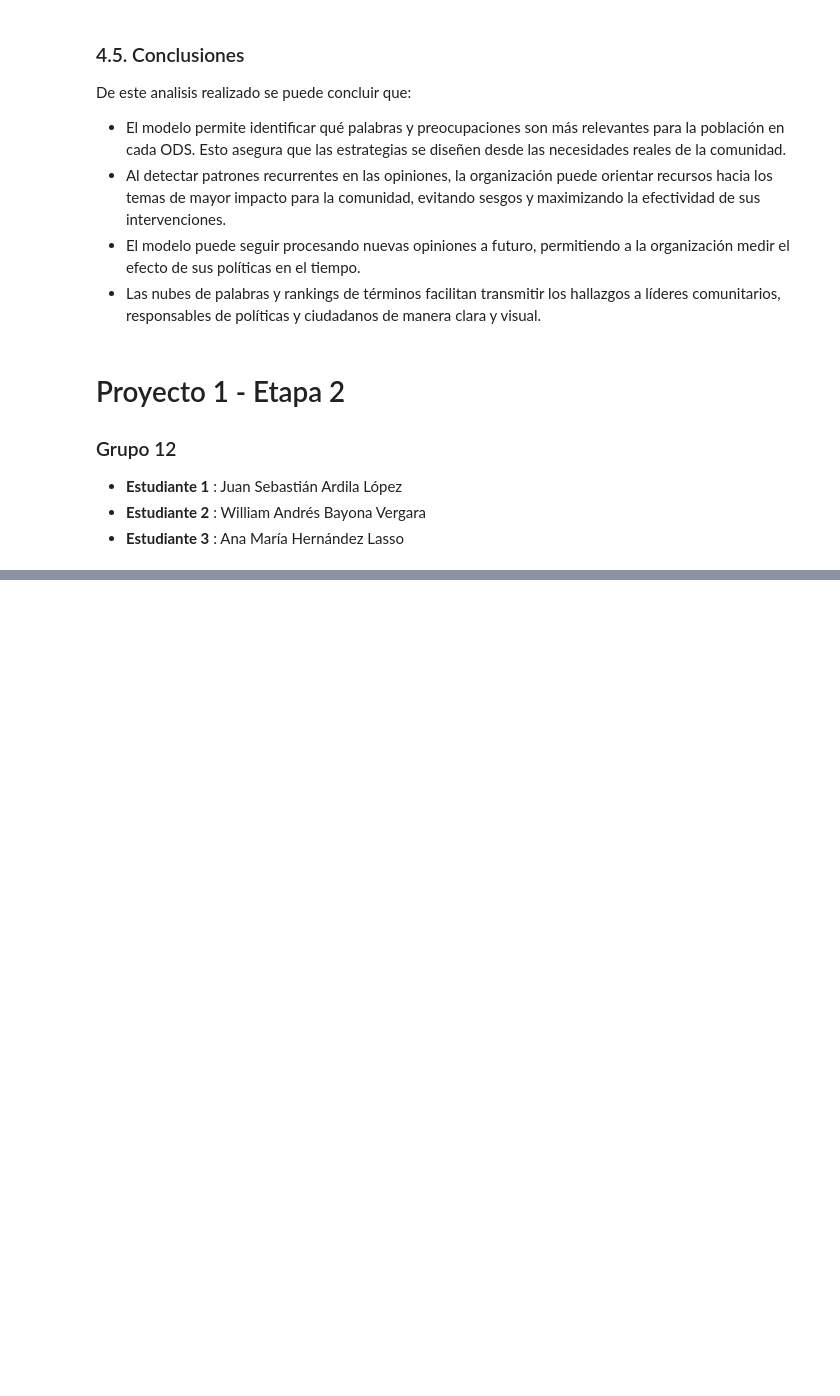
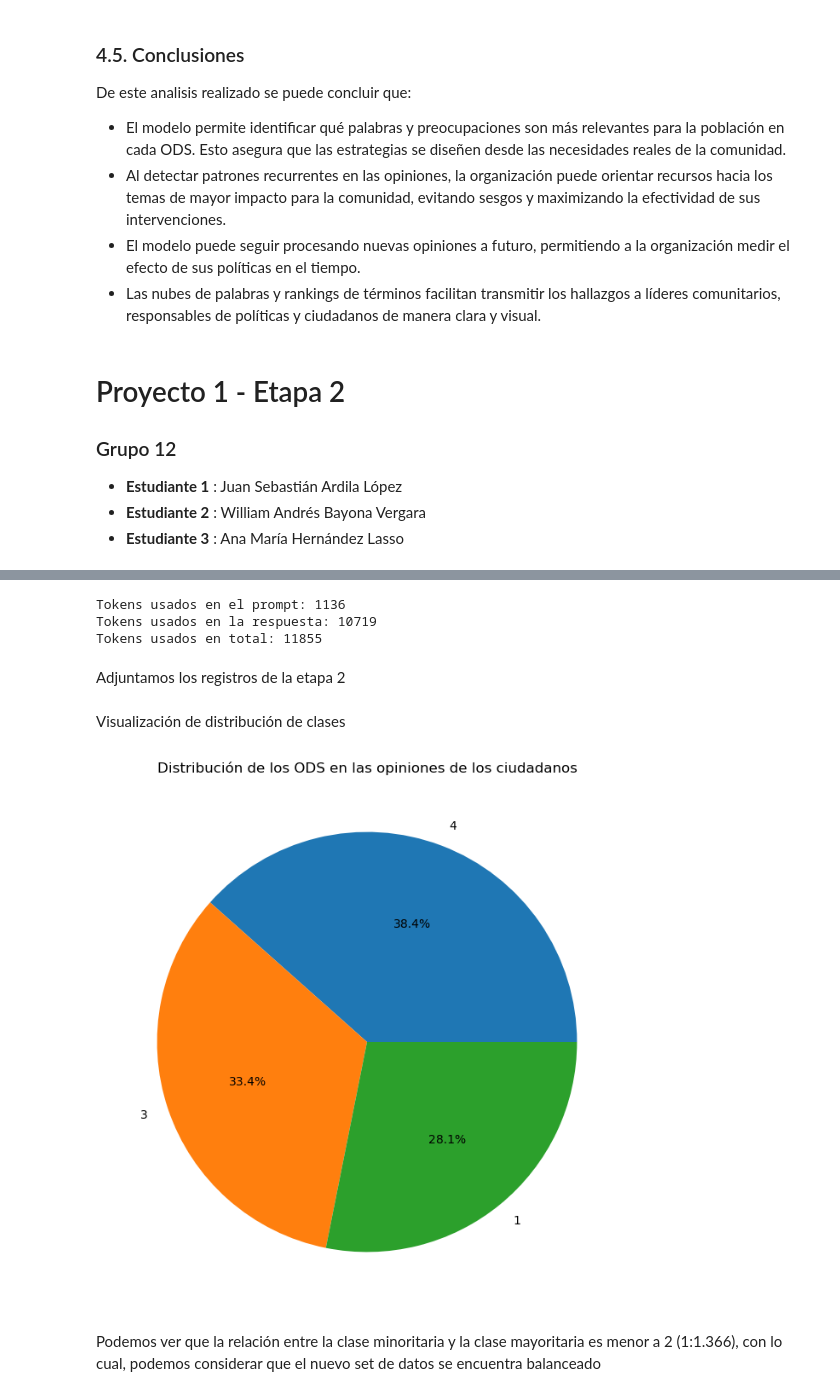
Before and after one commit to AnaHernandez20/Proyecto1E1-BI, a Jupyter notebook: Etapa1_ODS.ipynb, the cells around one changed output, grey strips where cells are left out. Cells and saved outputs as stored; diff of their text form; code cells hidden in the pictures; blank space fills up the shorter version.

Commit message:
Datos_sintenticos done

````diff
--- a/Etapa1_ODS.ipynb
+++ b/Etapa1_ODS.ipynb
@@ -2543,0 +2658,16 @@ De este analisis realizado se puede concluir que:
+# %%
+import json, pandas as pd, os
+
+raw = response.choices[0].message.content
+# Permite que venga envuelto en bloques de markdown
+txt = raw.strip()
+if txt.startswith("```"):
+    txt = txt.strip("`")
+    if "\n" in txt:
+        txt = txt.split("\n", 1)[1]
+
+data = json.loads(txt)  # debe ser una lista de dicts {"opinion":..., "ods":...}
+df_new = pd.DataFrame(data)
+
+df = pd.concat([df, df_new[["textos", "labels"]]], ignore_index=True)
+df
@@ -2543,0 +2694,15 @@ De este analisis realizado se puede concluir que:
+# %%
+
+# 2) normaliza lo generado y concatena
+df_new = df_new.rename(columns={"opinion": "texto"})[cols].copy()
+df = pd.concat([df, df_new], ignore_index=True).drop_duplicates(subset=cols).reset_index(drop=True)
+
+# 3) filas que están en df (nuevo) pero no estaban antes
+added_rows = (
+    df.merge(df_before, on=cols, how="left", indicator=True)
+      .loc[lambda x: x["_merge"] == "left_only", cols]
+)
+
+print(f"Nuevas filas agregadas: {len(added_rows)}")
+# En notebook, puedes mostrar todas o una vista rápida:
+display(added_rows)
@@ -2543,0 +2724,15 @@ De este analisis realizado se puede concluir que:
+# %%
+# Mostramos la información de uso
+print(f"Tokens usados en el prompt: {response.usage.prompt_tokens}")
+print(f"Tokens usados en la respuesta: {response.usage.completion_tokens}")
+print(f"Tokens usados en total: {response.usage.total_tokens}")
+# %% [output]
+Tokens usados en el prompt: 1136
+Tokens usados en la respuesta: 10719
+Tokens usados en total: 11855
+# %% [markdown]
+Adjuntamos los registros de la etapa 2
+# %%
+#Adjuntamos los datos de la etapa 2
+df_etapa2=pd.read_excel("./Datos_etapa 2.xlsx" )
+df = pd.concat([df, df_etapa2], ignore_index=True).drop_duplicates(subset=cols).reset_index(drop=True)
@@ -2543,0 +2742,15 @@ De este analisis realizado se puede concluir que:
+# %% [markdown]
+Visualización de distribución de clases
+# %%
+import matplotlib.pyplot as plt
+#Hagamos un pie chart para ver la distribución de los ODS (1,3,4)
+ods_counts = df['labels'].value_counts()
+fig, ax = plt.subplots(figsize=(8, 8))
+ods_counts.plot(kind='pie', autopct='%1.1f%%', ax=ax)
+ax.set_ylabel('')
+ax.set_title('Distribución de los ODS en las opiniones de los ciudadanos')
+plt.show()
+# %% [output]
+[figure, added]
+# %% [markdown]
+Podemos ver que la relación entre la clase minoritaria y la clase mayoritaria es menor a 2 (1:1.366), con lo cual, podemos considerar que el nuevo set de datos se encuentra balanceado
````
Also changed, not shown: parts of 19 cells of this notebook, 2 other files.
